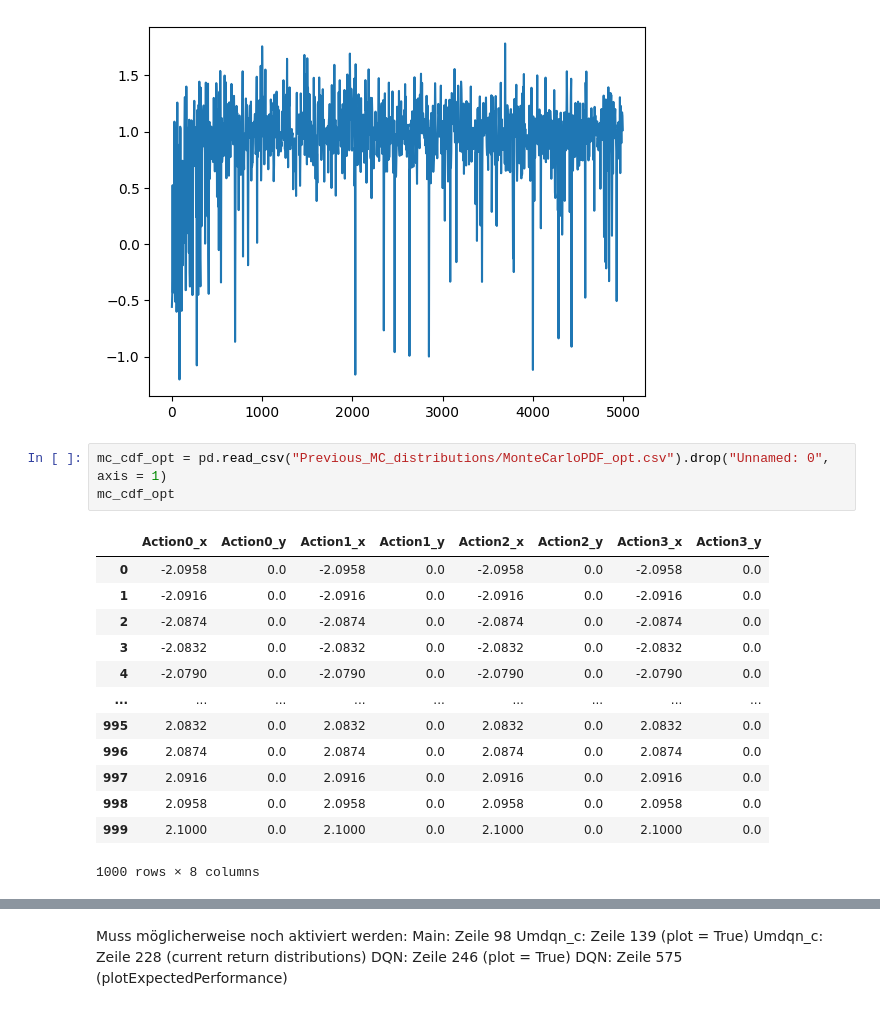
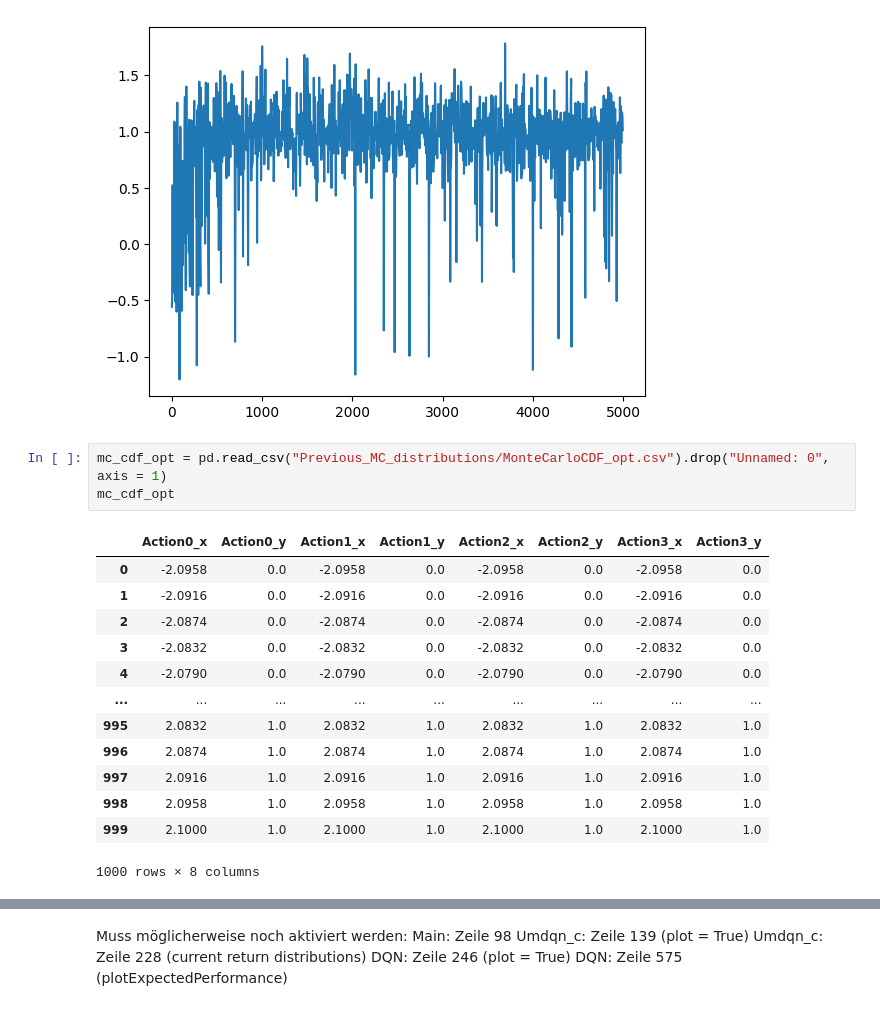
Before and after one commit to gearskill/ARL_UMDQN, a Jupyter notebook: Grafiken.ipynb, the cells around one changed output, grey strips where cells are left out. Saved outputs shown, nothing was run; the diff lists cells and outputs as text.

```diff
--- a/Grafiken.ipynb
+++ b/Grafiken.ipynb
@@ -35,20 +35,20 @@ len(df_testing['Score'])
 1250
 [figure]
 # %%
-mc_cdf_opt = pd.read_csv("Previous_MC_distributions/MonteCarloPDF_opt.csv").drop("Unnamed: 0", axis = 1)
+mc_cdf_opt = pd.read_csv("Previous_MC_distributions/MonteCarloCDF_opt.csv").drop("Unnamed: 0", axis = 1)
 mc_cdf_opt
 # %% [output]
 |  | Action0_x | Action0_y | Action1_x | Action1_y | Action2_x | Action2_y | Action3_x | Action3_y |
 | 0 | -2.0958 | 0.0 | -2.0958 | 0.0 | -2.0958 | 0.0 | -2.0958 | 0.0 |
 | 1 | -2.0916 | 0.0 | -2.0916 | 0.0 | -2.0916 | 0.0 | -2.0916 | 0.0 |
 | 2 | -2.0874 | 0.0 | -2.0874 | 0.0 | -2.0874 | 0.0 | -2.0874 | 0.0 |
 | 3 | -2.0832 | 0.0 | -2.0832 | 0.0 | -2.0832 | 0.0 | -2.0832 | 0.0 |
 | 4 | -2.0790 | 0.0 | -2.0790 | 0.0 | -2.0790 | 0.0 | -2.0790 | 0.0 |
 | ... | ... | ... | ... | ... | ... | ... | ... | ... |
-| 995 | 2.0832 | 0.0 | 2.0832 | 0.0 | 2.0832 | 0.0 | 2.0832 | 0.0 |
-| 996 | 2.0874 | 0.0 | 2.0874 | 0.0 | 2.0874 | 0.0 | 2.0874 | 0.0 |
-| 997 | 2.0916 | 0.0 | 2.0916 | 0.0 | 2.0916 | 0.0 | 2.0916 | 0.0 |
-| 998 | 2.0958 | 0.0 | 2.0958 | 0.0 | 2.0958 | 0.0 | 2.0958 | 0.0 |
-| 999 | 2.1000 | 0.0 | 2.1000 | 0.0 | 2.1000 | 0.0 | 2.1000 | 0.0 |
+| 995 | 2.0832 | 1.0 | 2.0832 | 1.0 | 2.0832 | 1.0 | 2.0832 | 1.0 |
+| 996 | 2.0874 | 1.0 | 2.0874 | 1.0 | 2.0874 | 1.0 | 2.0874 | 1.0 |
+| 997 | 2.0916 | 1.0 | 2.0916 | 1.0 | 2.0916 | 1.0 | 2.0916 | 1.0 |
+| 998 | 2.0958 | 1.0 | 2.0958 | 1.0 | 2.0958 | 1.0 | 2.0958 | 1.0 |
+| 999 | 2.1000 | 1.0 | 2.1000 | 1.0 | 2.1000 | 1.0 | 2.1000 | 1.0 |
 1000 rows × 8 columns
 # %%
```
Also changed, not shown: parts of 2 cells of this notebook.
